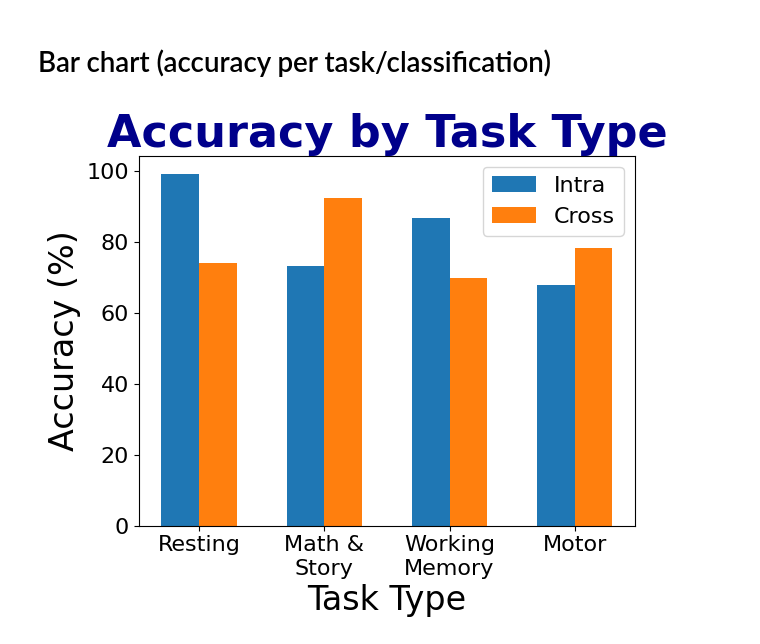
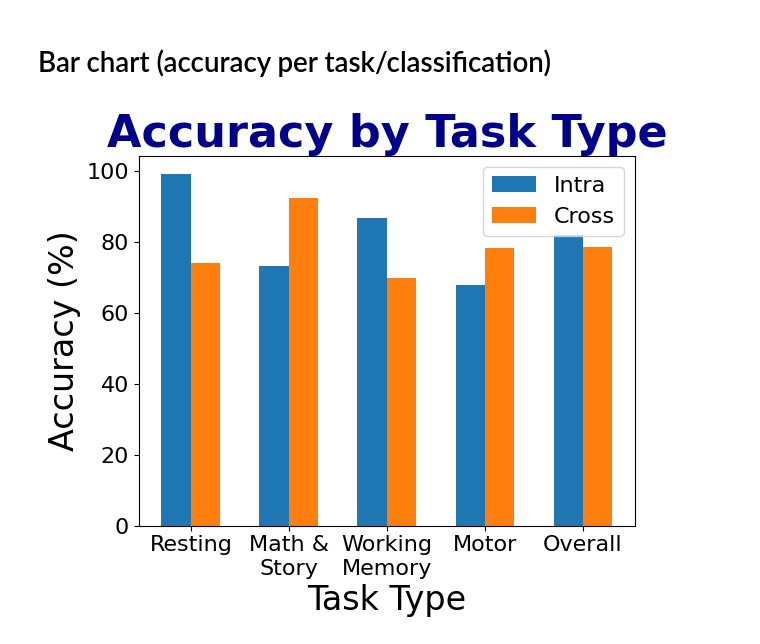
Before and after one commit to BarGinger/Deep_Learning_MEG, a Jupyter notebook: graphs_simon.ipynb, the cells around one changed output. Drawn from its saved outputs; the diff is of its cells as text; code cells hidden in the pictures.

Commit message:
added "overall" column

```diff
--- a/graphs_simon.ipynb
+++ b/graphs_simon.ipynb
@@ -109,21 +109,24 @@ plot_metric_heatmaps_by_parameters(all_metrics_df, parameters_to_plot, metric="a
 # %%
 np.random.seed(56)
 
 width = 0.3 # Width of the bars
 
-x = np.arange(4) # Multiply by some value to increase distance between bars
+x = np.arange(5) # Multiply by some value to increase distance between bars
 intra = np.random.uniform(60, 100, 4) # 4 accuracy values for intra in order: (resting, math&story, working memory, motor)
 cross = np.random.uniform(60, 100, 4) # 4 accuracy values for cross in order: (resting, math&story, working memory, motor)
+
+intra = np.append(intra, intra.mean())
+cross = np.append(cross, cross.mean())
 
 plt.bar(x-0.5*width, intra, width)
 plt.bar(x+0.5*width, cross, width)
 
 plt.title("Accuracy by Task Type", fontsize=32, weight='bold', color='darkblue')
-plt.xticks(x, ["Resting", "Math &\nStory", "Working\nMemory", "Motor"])
+plt.xticks(x, ["Resting", "Math &\nStory", "Working\nMemory", "Motor", "Overall"])
 plt.tick_params(axis="both", labelsize=16)
 plt.xlabel("Task Type", fontsize=24)
 plt.ylabel("Accuracy (%)", fontsize=24)
 plt.legend(["Intra", "Cross"], fontsize=16)
 plt.show()
 # %% [output]
-[figure, old version]
+[figure, new version]
```
